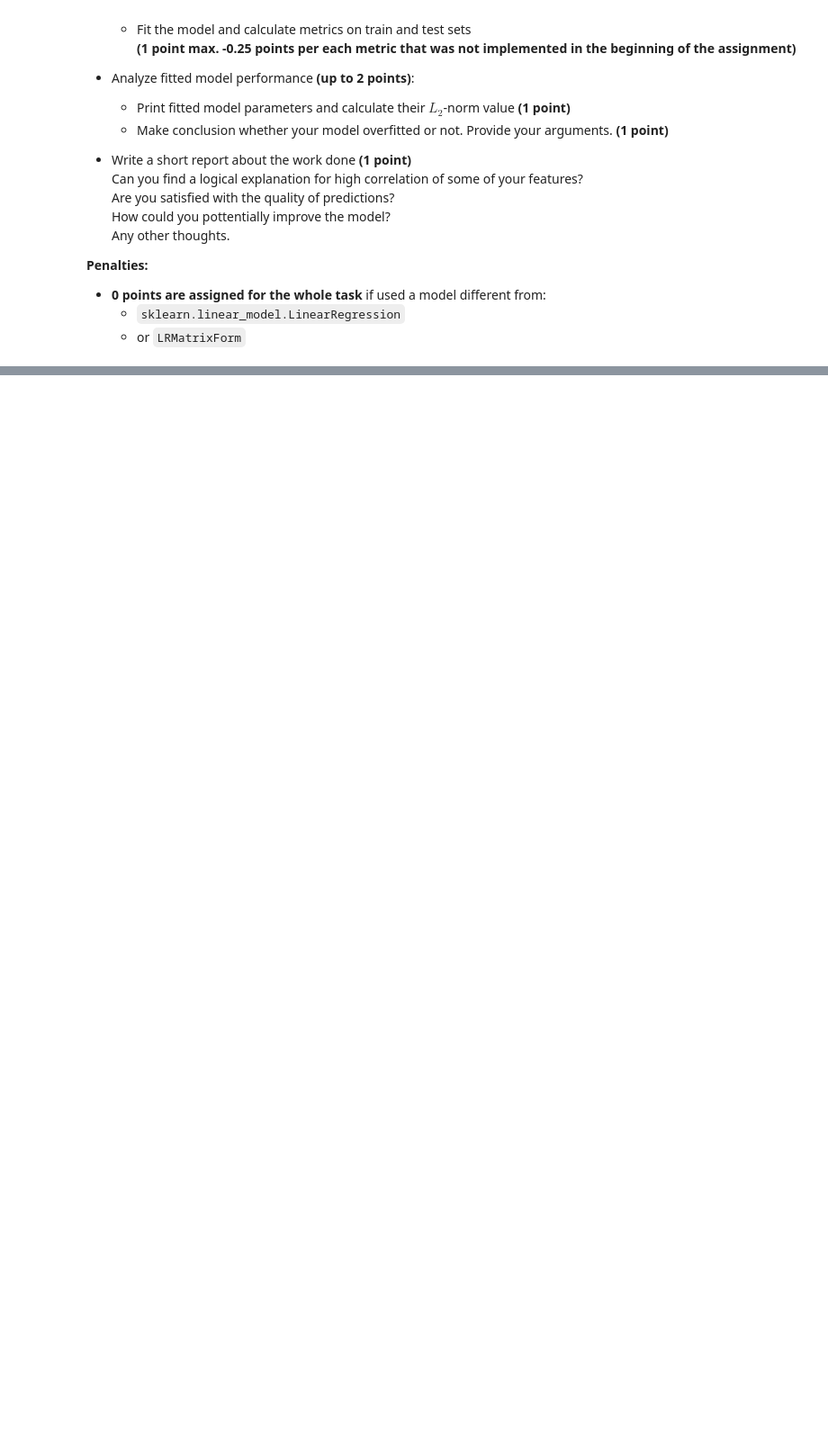
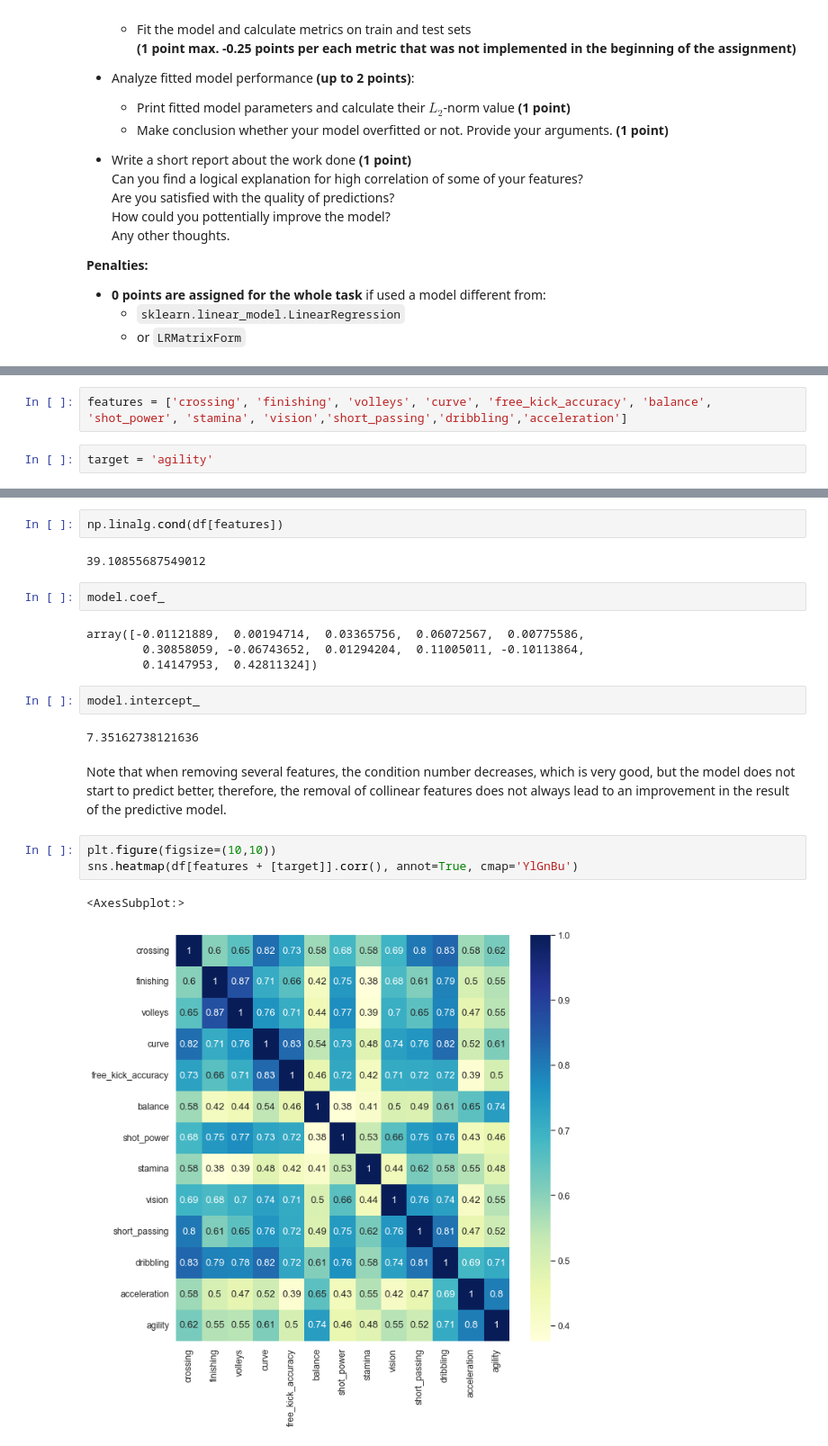
Before and after one commit to akvise/ml-course, a Jupyter notebook: 3_linear_regression/linear_regression.ipynb, the cells around one changed output, grey strips where cells are left out. Shown at 90% size. Cells and saved outputs as stored; diff of their text form; blank space fills up the shorter version.

```diff
--- a/3_linear_regression/linear_regression.ipynb
+++ b/3_linear_regression/linear_regression.ipynb
@@ -1623,0 +1755,4 @@ Steps you need to follow:
+# %%
+features = ['crossing', 'finishing', 'volleys', 'curve', 'free_kick_accuracy', 'balance', 'shot_power', 'stamina', 'vision','short_passing','dribbling','acceleration']
+# %%
+target = 'agility'
@@ -1623,0 +1779,22 @@ Steps you need to follow:
+# %%
+np.linalg.cond(df[features])
+# %% [output]
+39.10855687549012
+# %%
+model.coef_
+# %% [output]
+array([-0.01121889,  0.00194714,  0.03365756,  0.06072567,  0.00775586,
+        0.30858059, -0.06743652,  0.01294204,  0.11005011, -0.10113864,
+        0.14147953,  0.42811324])
+# %%
+model.intercept_
+# %% [output]
+7.35162738121636
+# %% [markdown]
+Note that when removing several features, the condition number decreases, which is very good, but the model does not start to predict better, therefore, the removal of collinear features does not always lead to an improvement in the result of the predictive model.
+# %%
+plt.figure(figsize=(10,10))
+sns.heatmap(df[features + [target]].corr(), annot=True, cmap='YlGnBu')
+# %% [output]
+<AxesSubplot:>
+[figure, added]
```
Also changed, not shown: parts of 67 cells of this notebook.
